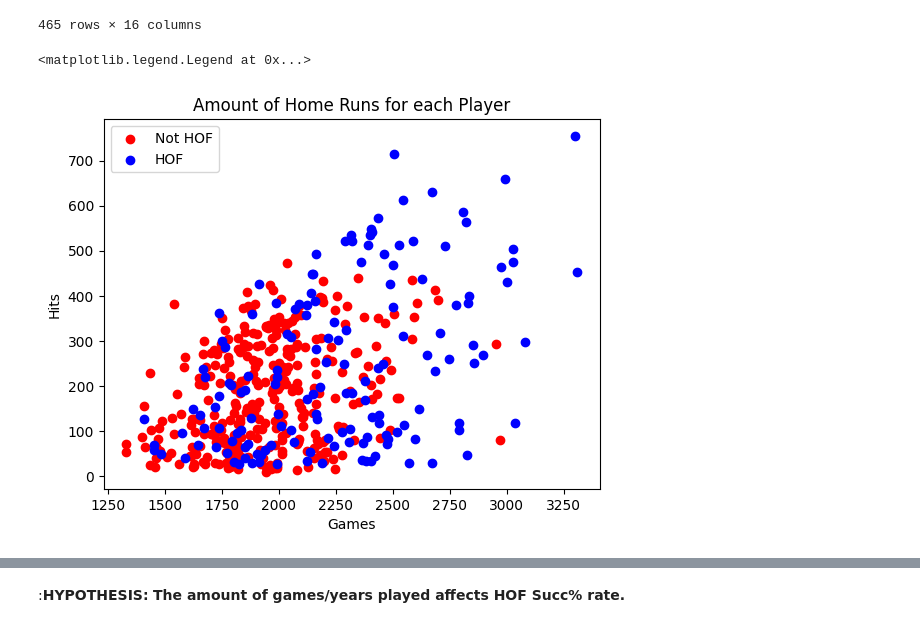
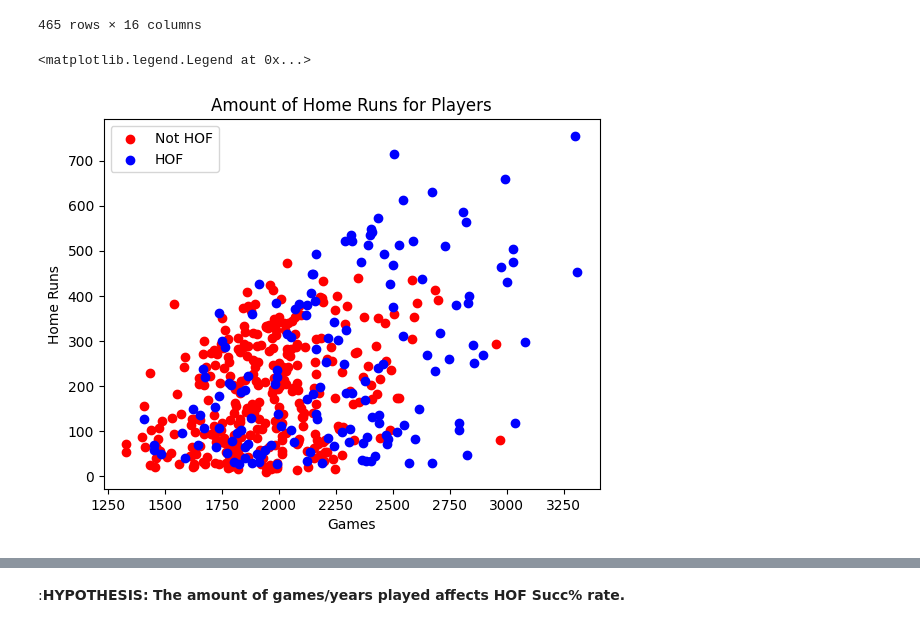
Before and after one commit to A-Peoples/DSRP_Project, a Jupyter notebook: Data_Science_Project_2025.ipynb, the cells around one changed output, grey strips where cells are left out. Drawn from its saved outputs; the diff is of its cells as text; code cells hidden in the pictures.

```diff
--- a/Data_Science_Project_2025.ipynb
+++ b/Data_Science_Project_2025.ipynb
@@ -116,14 +116,12 @@ df.sort_values(by='Batting_Avg', ascending=False)
 # %%
 plt.scatter(no_hof_df['G'], no_hof_df['Home_Runs'], color='red')
 plt.xlabel('Games')
-plt.ylabel('Hits')
-plt.title('Amount of Hits for Games')
+plt.ylabel('Home Runs')
+plt.title('Amount of Home Runs for Players')
 plt.scatter(hof_df['G'], hof_df['Home_Runs'], color='blue')
-plt.xlabel('Games')
-plt.ylabel('Hits')
-plt.title('Amount of Home Runs for each Player')
+
 
 plt.legend(["Not HOF", "HOF"])
 # %% [output]
 <matplotlib.legend.Legend at 0x...>
-[figure, old version]
+[figure, new version]
```
Also changed, not shown: parts of 11 cells of this notebook.
